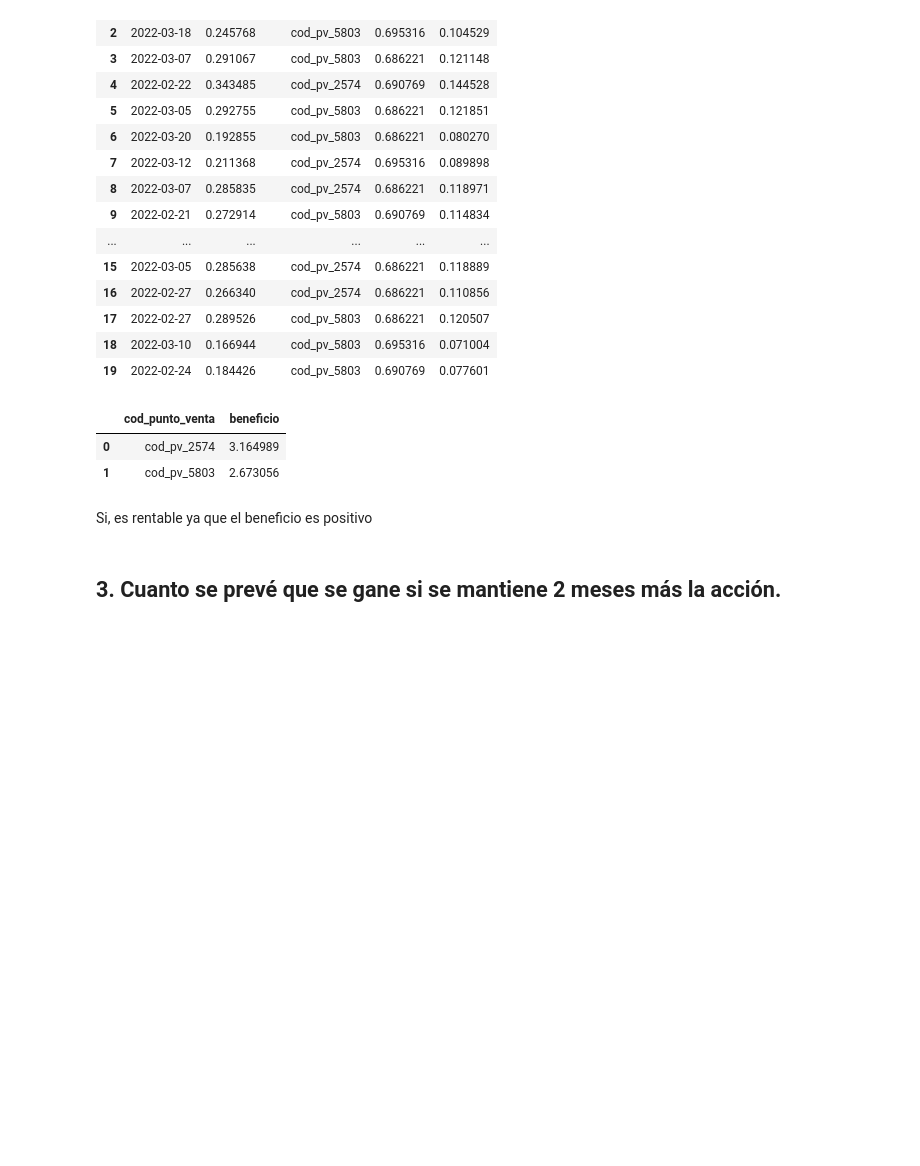
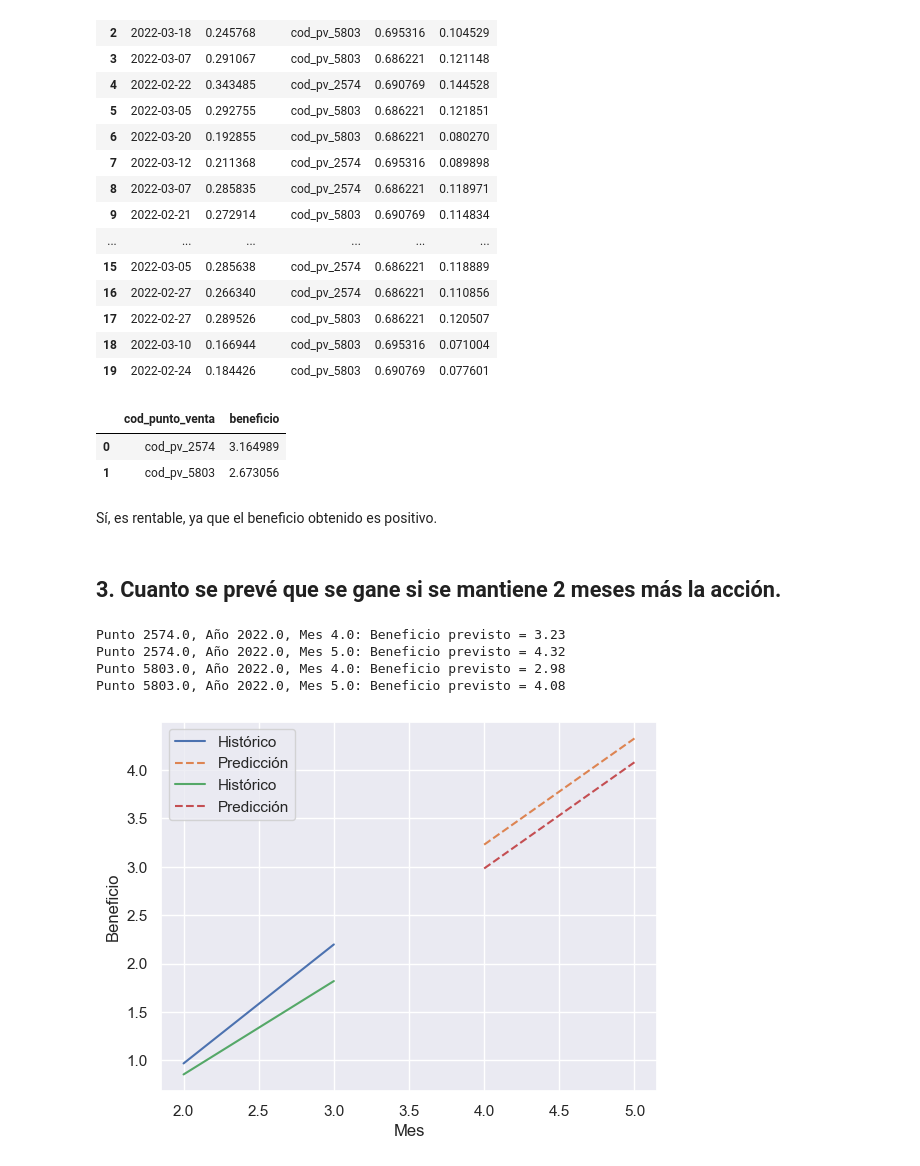
Before and after one commit to lftmc98/prueba-tecnica-repsol, a Jupyter notebook: prueba-1/analisis.ipynb, the cells around one changed output. Drawn from its saved outputs; the diff is of its cells as text; code cells hidden in the pictures; blank space fills up the shorter version.

```diff
--- a/prueba-1/analisis.ipynb
+++ b/prueba-1/analisis.ipynb
@@ -347,6 +357,65 @@ beneficio_total.head(20)
 | 0 | cod_pv_2574 | 3.164989 |
 | 1 | cod_pv_5803 | 2.673056 |
 # %% [markdown]
-Si, es rentable ya que el beneficio es positivo
+Sí, es rentable, ya que el beneficio obtenido es positivo.
 # %% [markdown]
 ## 3. Cuanto se prevé que se gane si se mantiene 2 meses más la acción.
+# %%
+import numpy as np
+from sklearn.linear_model import LinearRegression
+
+df = ventas_precios_estudio.copy()
+
+# Convertir la columna 'fecha' a datetime
+df['fecha'] = pd.to_datetime(df['fecha'])
+
+# Extraer el mes y año de la fecha
+df['mes'] = df['fecha'].dt.month
+df['año'] = df['fecha'].dt.year
+df['cod_punto_venta'] = df['cod_punto_venta'].str.replace('cod_pv_', '').astype(int)
+
+df.drop(columns=['fecha', 'ventas', 'precio'], inplace=True)
+
+# Agrupar por mes y año y calcular el beneficio total por mes
+df_agrupado = df.groupby(['año', 'mes', 'cod_punto_venta']).sum().reset_index()
+
+# Preparar los datos para el modelo
+X = df_agrupado[['año', 'mes', 'cod_punto_venta']]
+y = df_agrupado['beneficio']
+
+# Crear y entrenar el modelo
+model = LinearRegression()
+model.fit(X, y)
+
+# Predecir el beneficio para los próximos 2 meses
+meses_futuros = pd.DataFrame({
+    'año': [2022, 2022, 2022, 2022],
+    'mes': [4, 5, 4, 5],
+    'cod_punto_venta': [2574, 2574, 5803, 5803]
+})
+predicciones = model.predict(meses_futuros)
+
+meses_futuros['prediction'] = predicciones
+meses_futuros['año'] = meses_futuros['año'].astype(int)
+meses_futuros['mes'] = meses_futuros['mes'].astype(int)
+
+# Mostrar resultados
+for i, row in meses_futuros.iterrows():
+    print(f"Punto {row['cod_punto_venta']}, Año {row['año']}, Mes {row['mes']}: Beneficio previsto = {predicciones[i]:.2f}")
+
+# Opcional: Graficar los resultados
+plt.plot(df_agrupado[df_agrupado['cod_punto_venta'] == 2574]['mes'], df_agrupado[df_agrupado['cod_punto_venta'] == 2574]['beneficio'], label='Histórico')
+plt.plot(meses_futuros[meses_futuros['cod_punto_venta'] == 2574]['mes'], meses_futuros[meses_futuros['cod_punto_venta'] == 2574]['prediction'], label='Predicción', linestyle='--')
+
+plt.plot(df_agrupado[df_agrupado['cod_punto_venta'] == 5803]['mes'], df_agrupado[df_agrupado['cod_punto_venta'] == 5803]['beneficio'], label='Histórico')
+plt.plot(meses_futuros[meses_futuros['cod_punto_venta'] == 5803]['mes'], meses_futuros[meses_futuros['cod_punto_venta'] == 5803]['prediction'], label='Predicción', linestyle='--')
+plt.xlabel('Mes')
+plt.ylabel('Beneficio')
+plt.legend()
+plt.show()
+# %% [output]
+Punto 2574.0, Año 2022.0, Mes 4.0: Beneficio previsto = 3.23
+Punto 2574.0, Año 2022.0, Mes 5.0: Beneficio previsto = 4.32
+Punto 5803.0, Año 2022.0, Mes 4.0: Beneficio previsto = 2.98
+Punto 5803.0, Año 2022.0, Mes 5.0: Beneficio previsto = 4.08
+[figure, added]
```
Also changed, not shown: parts of 14 cells of this notebook, 7 other files.
